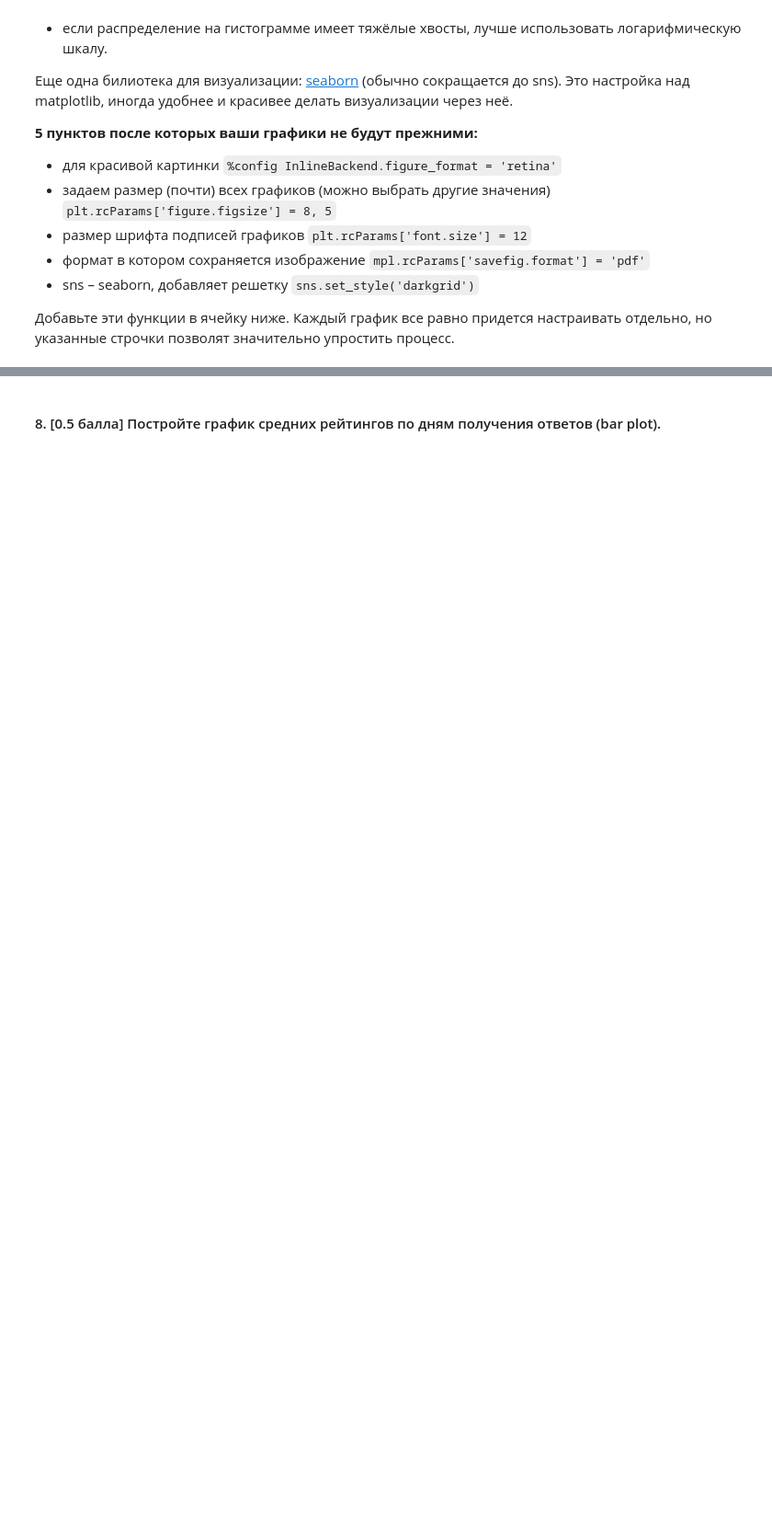
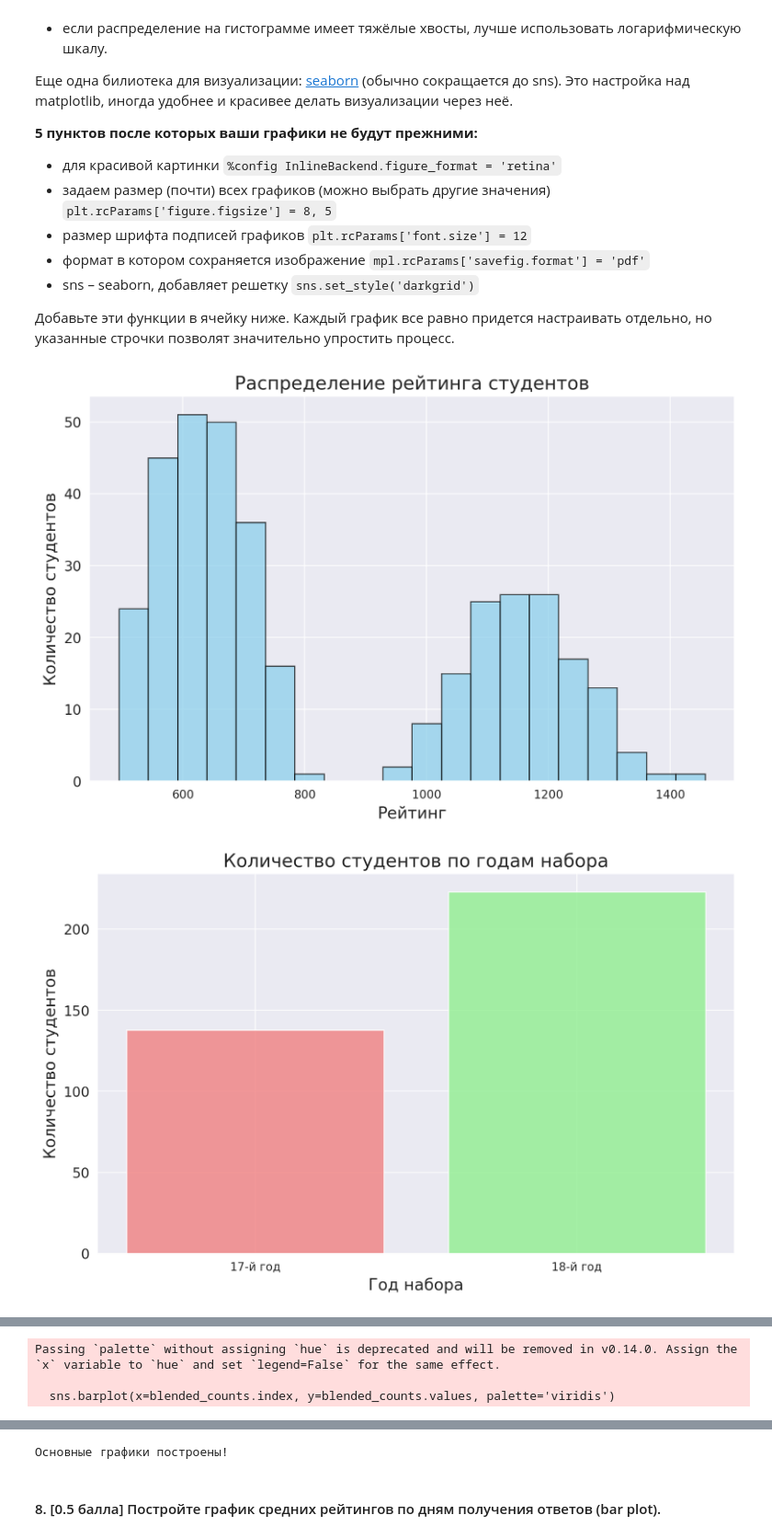
Before and after one commit to Tkaheva/MO, a Jupyter notebook: homework_practice_01_pandas.ipynb, the cells around one changed output, grey strips where cells are left out. Shown at 92% size. Cells and saved outputs as stored; diff of their text form; code cells hidden in the pictures; blank space fills up the shorter version.

```diff
--- a/homework_practice_01_pandas.ipynb
+++ b/homework_practice_01_pandas.ipynb
@@ -359,0 +497,54 @@ import seaborn as sns
+# %%
+import matplotlib.pyplot as plt
+import seaborn as sns
+import pandas as pd
+import numpy as np
+
+# Настройки визуализации
+%config InlineBackend.figure_format = 'retina'
+plt.rcParams['figure.figsize'] = (10, 6)
+plt.rcParams['font.size'] = 12
+sns.set_style('darkgrid')
+
+# Загрузка данных
+data = pd.read_excel('/content/end_seminar.xlsx')
+
+# 1. Распределение рейтинга
+plt.hist(data['rating'].dropna(), bins=20, alpha=0.7, color='skyblue', edgecolor='black')
+plt.xlabel('Рейтинг'); plt.ylabel('Количество студентов')
+plt.title('Распределение рейтинга студентов')
+plt.show()
+
+# 2. Студенты по годам набора
+year_counts = [data['17_group'].notna().sum(), data['18_group'].notna().sum()]
+plt.bar(['17-й год', '18-й год'], year_counts, color=['lightcoral', 'lightgreen'], alpha=0.8)
+plt.xlabel('Год набора'); plt.ylabel('Количество студентов')
+plt.title('Количество студентов по годам набора')
+plt.show()
+
+# 3. Зависимость рейтинга от перцентиля
+plt.scatter(data['percentile'], data['rating'], alpha=0.6, color='purple', s=30)
+plt.xlabel('Перцентиль'); plt.ylabel('Рейтинг')
+plt.title('Зависимость рейтинга от перцентиля')
+plt.show()
+
+# 4. Популярность blended-курсов
+blended_counts = data['blended'].value_counts()
+sns.barplot(x=blended_counts.index, y=blended_counts.values, palette='viridis')
+plt.xticks(rotation=45); plt.title('Популярность blended-курсов')
+plt.show()
+
+# 5. Сравнение распределения рейтинга по годам
+rating_17 = data[data['17_group'].notna()]['rating'].dropna()
+rating_18 = data[data['18_group'].notna()]['rating'].dropna()
+
+plt.hist(rating_17, bins=15, alpha=0.5, label='17-й год', color='red')
+plt.hist(rating_18, bins=15, alpha=0.5, label='18-й год', color='blue')
+plt.xlabel('Рейтинг'); plt.ylabel('Количество студентов')
+plt.title('Сравнение распределения рейтинга'); plt.legend()
+plt.show()
+
+print("Основные графики построены!")
+# %% [output]
+[figure, added]
+[figure, added]
@@ -359,0 +552,3 @@ import seaborn as sns
+Passing `palette` without assigning `hue` is deprecated and will be removed in v0.14.0. Assign the `x` variable to `hue` and set `legend=False` for the same effect.
+
+  sns.barplot(x=blended_counts.index, y=blended_counts.values, palette='viridis')
@@ -360,2 +557,3 @@ import seaborn as sns
+Основные графики построены!
 # %% [markdown]
 #### 8. [0.5 балла] Постройте график средних рейтингов по дням получения ответов (bar plot).
```
Also changed, not shown: parts of 26 cells of this notebook.
